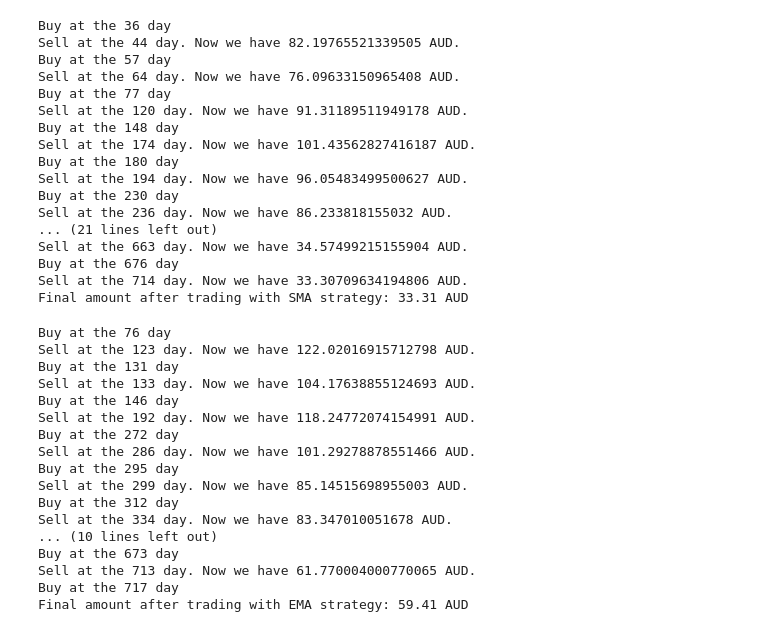
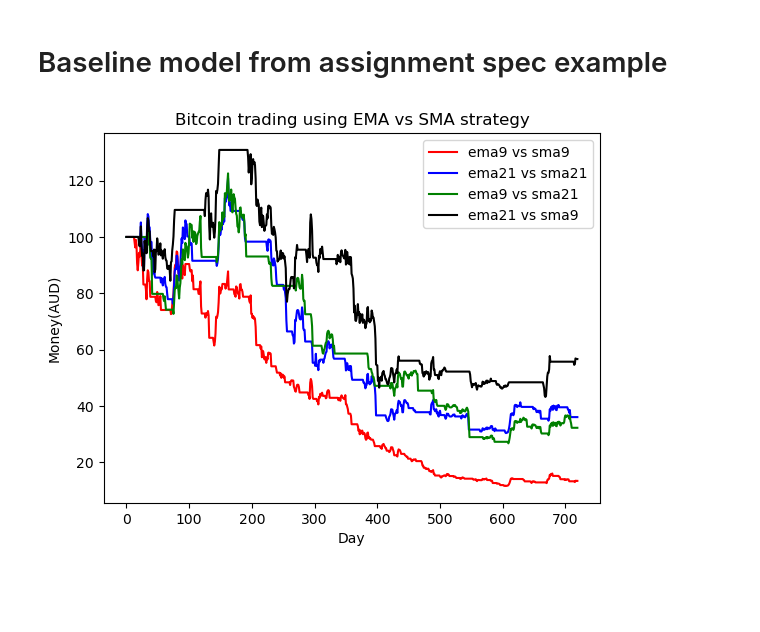
Before and after one commit to yuanyuan2000/btc_bot, a Jupyter notebook: main.ipynb, the cells around one changed output. Cells and saved outputs as stored; diff of their text form; code cells hidden in the pictures; blank space fills up the shorter version.

Commit message:
Added graph

```diff
--- a/main.ipynb
+++ b/main.ipynb
@@ -49,43 +7,0 @@ ema_asset = a.Asset(["ema_9", "ema_21"])
-# %%
-# Trade and evaluate the strategies
-sma_money = sma_asset.trade(df_data)
-print(f"Final amount after trading with SMA strategy: {sma_money:.2f} AUD")
-# %% [output]
-Buy at the 36 day
-Sell at the 44 day. Now we have 82.19765521339505 AUD.
-Buy at the 57 day
-Sell at the 64 day. Now we have 76.09633150965408 AUD.
-Buy at the 77 day
-Sell at the 120 day. Now we have 91.31189511949178 AUD.
-Buy at the 148 day
-Sell at the 174 day. Now we have 101.43562827416187 AUD.
-Buy at the 180 day
-Sell at the 194 day. Now we have 96.05483499500627 AUD.
-Buy at the 230 day
-Sell at the 236 day. Now we have 86.233818155032 AUD.
-... (21 lines left out)
-Sell at the 663 day. Now we have 34.57499215155904 AUD.
-Buy at the 676 day
-Sell at the 714 day. Now we have 33.30709634194806 AUD.
-Final amount after trading with SMA strategy: 33.31 AUD
-# %%
-ema_money = ema_asset.trade(df_data)
-print(f"Final amount after trading with EMA strategy: {ema_money:.2f} AUD")
-# %% [output]
-Buy at the 76 day
-Sell at the 123 day. Now we have 122.02016915712798 AUD.
-Buy at the 131 day
-Sell at the 133 day. Now we have 104.17638855124693 AUD.
-Buy at the 146 day
-Sell at the 192 day. Now we have 118.24772074154991 AUD.
-Buy at the 272 day
-Sell at the 286 day. Now we have 101.29278878551466 AUD.
-Buy at the 295 day
-Sell at the 299 day. Now we have 85.14515698955003 AUD.
-Buy at the 312 day
-Sell at the 334 day. Now we have 83.347010051678 AUD.
-... (10 lines left out)
-Buy at the 673 day
-Sell at the 713 day. Now we have 61.770004000770065 AUD.
-Buy at the 717 day
-Final amount after trading with EMA strategy: 59.41 AUD
@@ -91,0 +11,2 @@ Final amount after trading with EMA strategy: 59.41 AUD
+# %% [markdown]
+# Baseline model from assignment spec example
@@ -91,0 +45,20 @@ Final amount after trading with EMA strategy: 59.41 AUD
+# %%
+import matplotlib.pyplot as plt
+
+ema21_sma21 = baselineFunction('ema_21','sma_21')
+ema9_sma9 = baselineFunction('ema_9', 'sma_9')
+ema21_sma9 = baselineFunction('ema_21', 'sma_9')
+ema9_sma21 = baselineFunction ('ema_9', 'sma_21')
+
+plt.plot(days,ema9_sma9,color='r',label='ema9 vs sma9')
+plt.plot(days,ema21_sma21,color='b',label='ema21 vs sma21')
+plt.plot(days,ema9_sma21,color='g',label='ema9 vs sma21')
+plt.plot(days,ema21_sma9,color='k',label='ema21 vs sma9')
+
+plt.legend()
+plt.title('Bitcoin trading using EMA vs SMA strategy')
+plt.xlabel('Day')
+plt.ylabel('Money(AUD)')
+plt.show()
+# %% [output]
+[figure, added]
```
Also changed, not shown: parts of 7 cells of this notebook, 1 other file.
